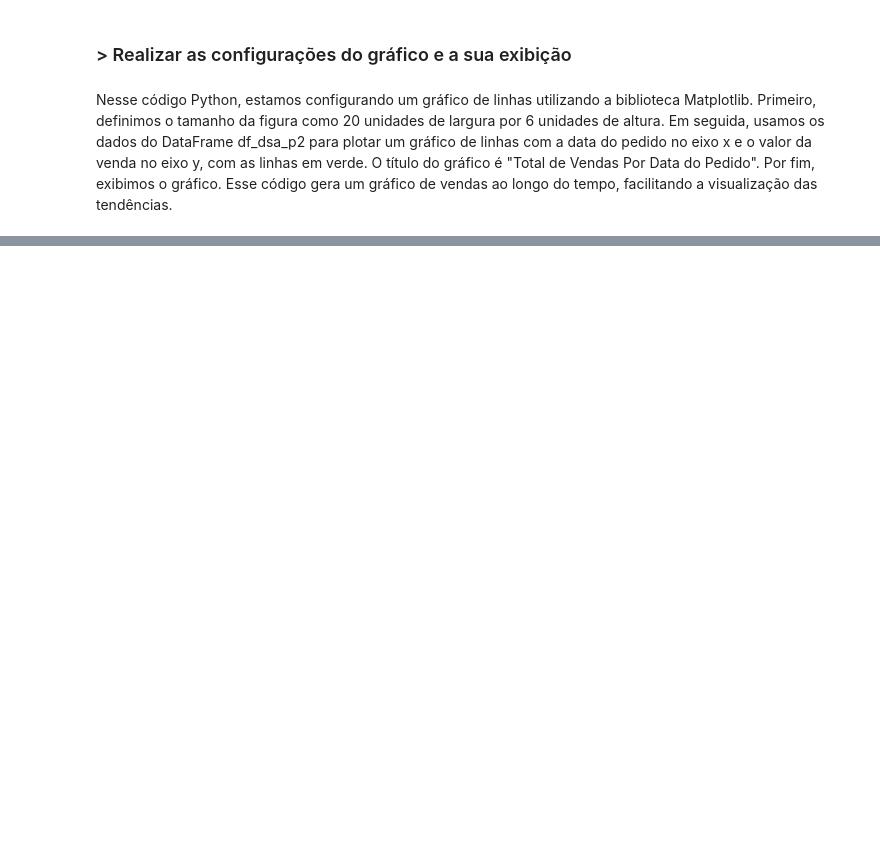
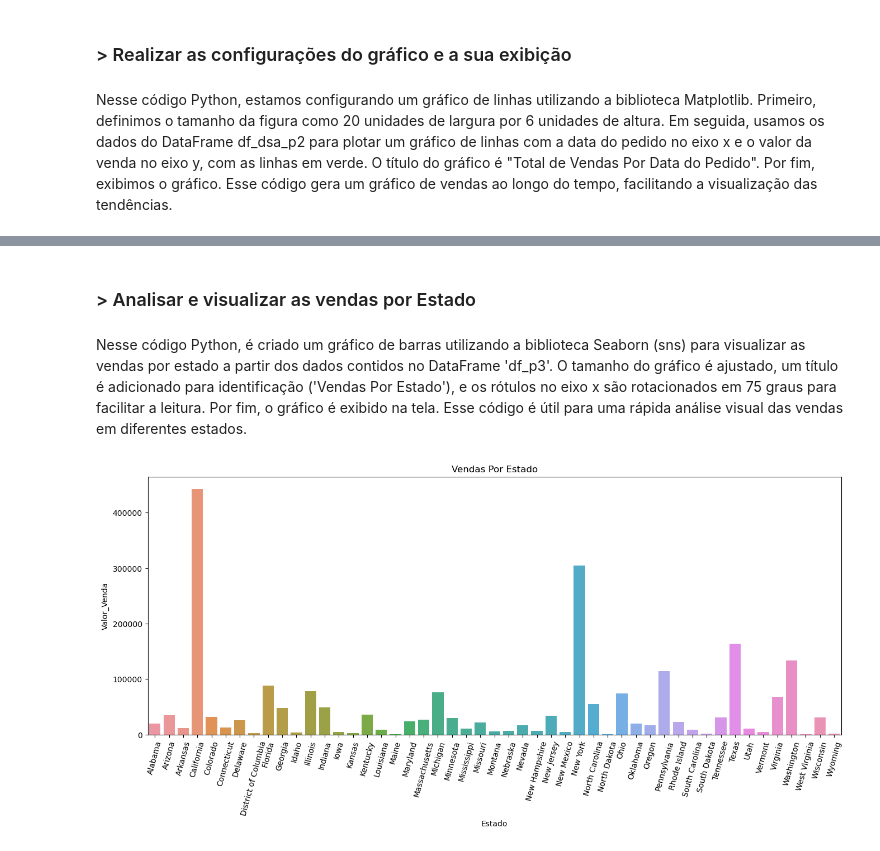
Before and after one commit to Adriano1976/Data-Science-Analysis, a Jupyter notebook: Data-Analysis-Instruments/Estudo-de-Caso-Varejo.ipynb, the cells around one changed output, grey strips where cells are left out. Drawn from its saved outputs; the diff is of its cells as text; code cells hidden in the pictures; blank space fills up the shorter version.

```diff
--- a/Data-Analysis-Instruments/Estudo-de-Caso-Varejo.ipynb
+++ b/Data-Analysis-Instruments/Estudo-de-Caso-Varejo.ipynb
@@ -255,0 +283,4 @@ plt.show()
+# %%
+
+df_p3 = df.groupby('Estado')['Valor_Venda'].sum().reset_index()
+df_p3.head(20)
@@ -255,0 +305,22 @@ plt.show()
+# %% [markdown]
+### > Analisar e visualizar as vendas por Estado
+# %% [markdown]
+Nesse código Python, é criado um gráfico de barras utilizando a biblioteca Seaborn (sns) para visualizar as vendas por estado a partir dos dados contidos no DataFrame 'df_p3'. O tamanho do gráfico é ajustado, um título é adicionado para identificação ('Vendas Por Estado'), e os rótulos no eixo x são rotacionados em 75 graus para facilitar a leitura. Por fim, o gráfico é exibido na tela. Esse código é útil para uma rápida análise visual das vendas em diferentes estados.
+# %%
+
+# Definir o tamanho do gráfico
+plt.figure(figsize=(16, 6))
+
+# Criar o gráfico de barras
+sns.barplot(data=df_p3, y='Valor_Venda', x='Estado')
+
+# Adicionar título ao gráfico
+plt.title('Vendas Por Estado')
+
+# Rotacionar os rótulos do eixo x para melhor leitura
+plt.xticks(rotation=75)
+
+# Mostrar o gráfico
+plt.show()
+# %% [output]
+[figure, added]
```
Also changed, not shown: parts of 109 cells of this notebook.
